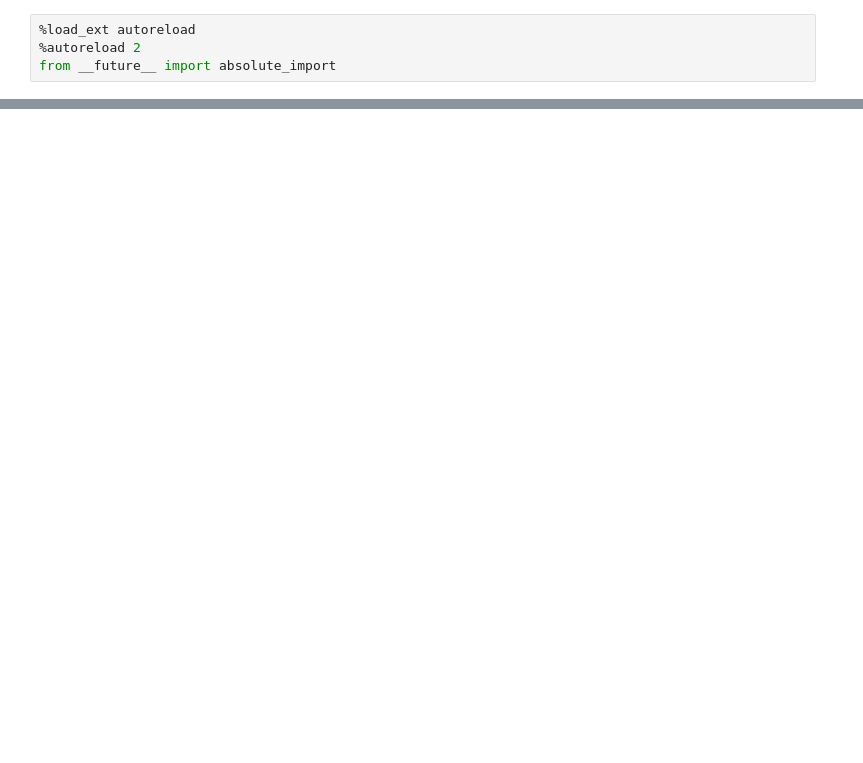
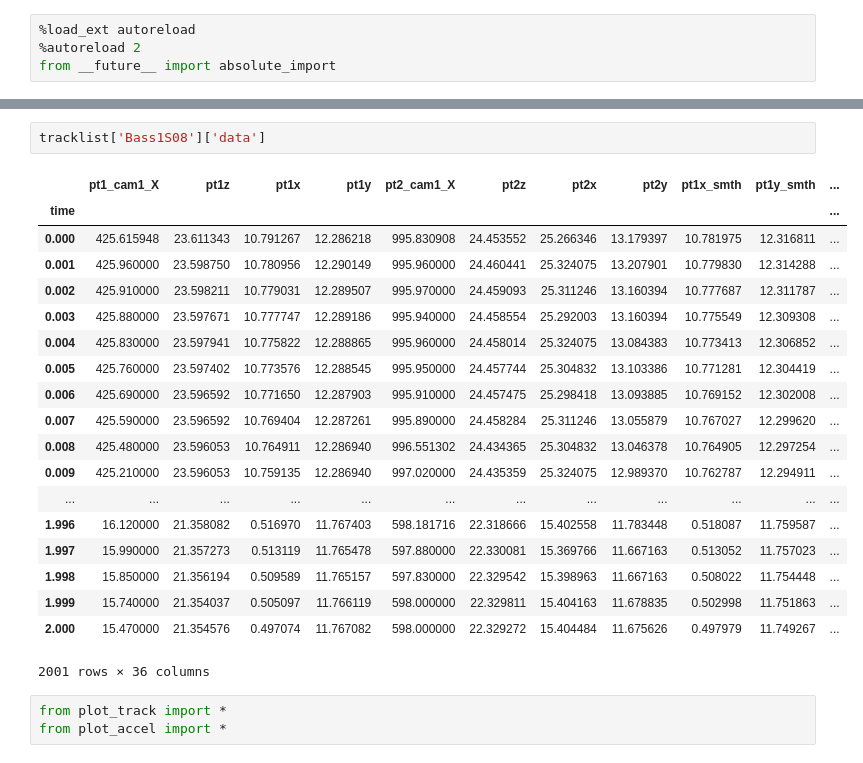
Before and after one commit to kfeilich/FishTrackProcessing, a Jupyter notebook: AccelerationCodeTesting.ipynb, the cells around one changed output, grey strips where cells are left out. Drawn from its saved outputs; the diff is of its cells as text; blank space fills up the shorter version.

```diff
--- a/AccelerationCodeTesting.ipynb
+++ b/AccelerationCodeTesting.ipynb
@@ -46,0 +89,25 @@ Bass1S11
+# %%
+tracklist['Bass1S08']['data']
+# %% [output]
+|  | pt1_cam1_X | pt1z | pt1x | pt1y | pt2_cam1_X | pt2z | pt2x | pt2y | pt1x_smth | pt1y_smth | ... |
+| time |  |  |  |  |  |  |  |  |  |  | ... |
+| 0.000 | 425.615948 | 23.611343 | 10.791267 | 12.286218 | 995.830908 | 24.453552 | 25.266346 | 13.179397 | 10.781975 | 12.316811 | ... |
+| 0.001 | 425.960000 | 23.598750 | 10.780956 | 12.290149 | 995.960000 | 24.460441 | 25.324075 | 13.207901 | 10.779830 | 12.314288 | ... |
+| 0.002 | 425.910000 | 23.598211 | 10.779031 | 12.289507 | 995.970000 | 24.459093 | 25.311246 | 13.160394 | 10.777687 | 12.311787 | ... |
+| 0.003 | 425.880000 | 23.597671 | 10.777747 | 12.289186 | 995.940000 | 24.458554 | 25.292003 | 13.160394 | 10.775549 | 12.309308 | ... |
+| 0.004 | 425.830000 | 23.597941 | 10.775822 | 12.288865 | 995.960000 | 24.458014 | 25.324075 | 13.084383 | 10.773413 | 12.306852 | ... |
+| 0.005 | 425.760000 | 23.597402 | 10.773576 | 12.288545 | 995.950000 | 24.457744 | 25.304832 | 13.103386 | 10.771281 | 12.304419 | ... |
+| 0.006 | 425.690000 | 23.596592 | 10.771650 | 12.287903 | 995.910000 | 24.457475 | 25.298418 | 13.093885 | 10.769152 | 12.302008 | ... |
+| 0.007 | 425.590000 | 23.596592 | 10.769404 | 12.287261 | 995.890000 | 24.458284 | 25.311246 | 13.055879 | 10.767027 | 12.299620 | ... |
+| 0.008 | 425.480000 | 23.596053 | 10.764911 | 12.286940 | 996.551302 | 24.434365 | 25.304832 | 13.046378 | 10.764905 | 12.297254 | ... |
+| 0.009 | 425.210000 | 23.596053 | 10.759135 | 12.286940 | 997.020000 | 24.435359 | 25.324075 | 12.989370 | 10.762787 | 12.294911 | ... |
+| ... | ... | ... | ... | ... | ... | ... | ... | ... | ... | ... | ... |
+| 1.996 | 16.120000 | 21.358082 | 0.516970 | 11.767403 | 598.181716 | 22.318666 | 15.402558 | 11.783448 | 0.518087 | 11.759587 | ... |
+| 1.997 | 15.990000 | 21.357273 | 0.513119 | 11.765478 | 597.880000 | 22.330081 | 15.369766 | 11.667163 | 0.513052 | 11.757023 | ... |
+| 1.998 | 15.850000 | 21.356194 | 0.509589 | 11.765157 | 597.830000 | 22.329542 | 15.398963 | 11.667163 | 0.508022 | 11.754448 | ... |
+| 1.999 | 15.740000 | 21.354037 | 0.505097 | 11.766119 | 598.000000 | 22.329811 | 15.404163 | 11.678835 | 0.502998 | 11.751863 | ... |
+| 2.000 | 15.470000 | 21.354576 | 0.497074 | 11.767082 | 598.000000 | 22.329272 | 15.404484 | 11.675626 | 0.497979 | 11.749267 | ... |
+2001 rows × 36 columns
+# %%
+from plot_track import *
+from plot_accel import *
```
Also changed, not shown: parts of 9 cells of this notebook, 5 other files.
